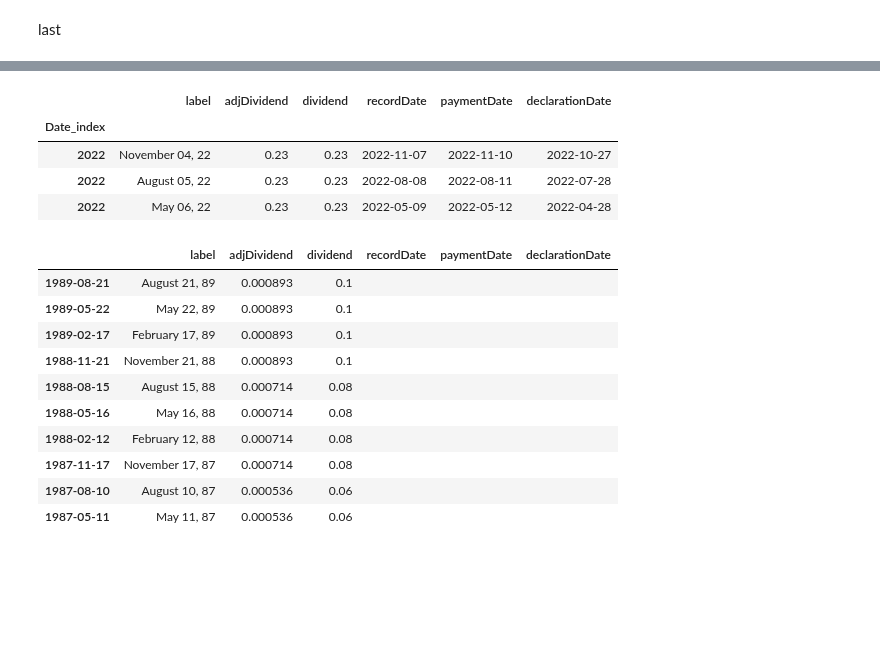
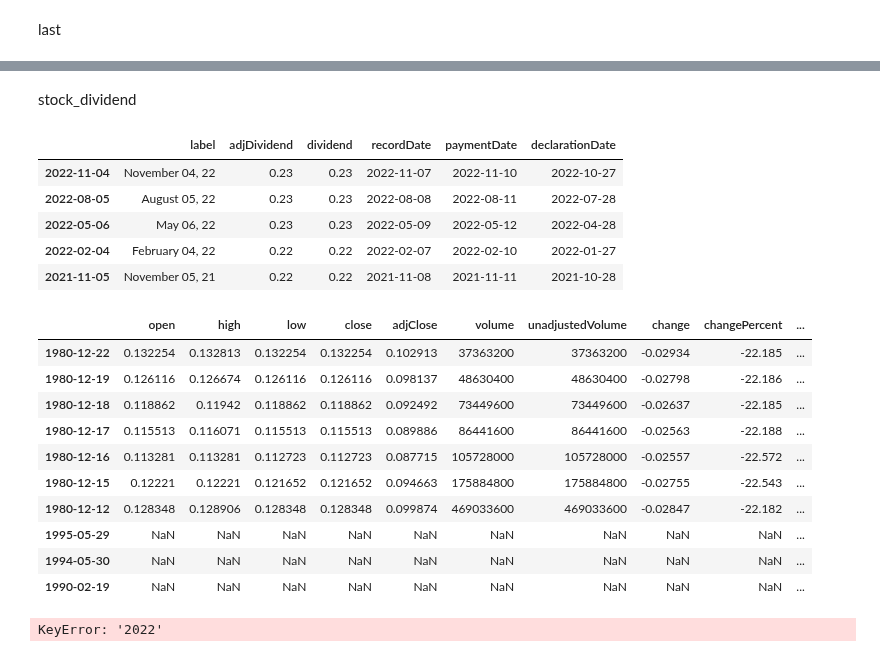
Before and after one commit to ChapnesAl/Tinkoff_Investment, a Jupyter notebook: lessons_and_tests/find_strs/fundamential/fa_all_function.ipynb, the cells around one changed output, grey strips where cells are left out. Saved outputs shown, nothing was run; the diff lists cells and outputs as text; code cells hidden in the pictures; blank space fills up the shorter version.

```diff
--- a/lessons_and_tests/find_strs/fundamential/fa_all_function.ipynb
+++ b/lessons_and_tests/find_strs/fundamential/fa_all_function.ipynb
@@ -217,0 +226,3 @@ s_date[0:2]
+# %%
+stock_data_detailed = fa.stock_data_detailed(ticker, api_key)
+stock_data_detailed
@@ -218,21 +260,32 @@ s_date[0:2]
+# %% [markdown]
+stock_dividend
 # %%
+stock_dividend = fa.stock_dividend(ticker, api_key)
+stock_dividend.head(5)
 # %% [output]
 |  | label | adjDividend | dividend | recordDate | paymentDate | declarationDate |
-| Date_index |  |  |  |  |  |  |
-| 2022 | November 04, 22 | 0.23 | 0.23 | 2022-11-07 | 2022-11-10 | 2022-10-27 |
-| 2022 | August 05, 22 | 0.23 | 0.23 | 2022-08-08 | 2022-08-11 | 2022-07-28 |
-| 2022 | May 06, 22 | 0.23 | 0.23 | 2022-05-09 | 2022-05-12 | 2022-04-28 |
+| 2022-11-04 | November 04, 22 | 0.23 | 0.23 | 2022-11-07 | 2022-11-10 | 2022-10-27 |
+| 2022-08-05 | August 05, 22 | 0.23 | 0.23 | 2022-08-08 | 2022-08-11 | 2022-07-28 |
+| 2022-05-06 | May 06, 22 | 0.23 | 0.23 | 2022-05-09 | 2022-05-12 | 2022-04-28 |
+| 2022-02-04 | February 04, 22 | 0.22 | 0.22 | 2022-02-07 | 2022-02-10 | 2022-01-27 |
+| 2021-11-05 | November 05, 21 | 0.22 | 0.22 | 2021-11-08 | 2021-11-11 | 2021-10-28 |
 # %%
-stock_dividend.tail(10)
+x = pd.concat([stock_data_detailed, stock_dividend], axis=1, sort=False)
+.tail(10)
 # %% [output]
-|  | label | adjDividend | dividend | recordDate | paymentDate | declarationDate |
-| 1989-08-21 | August 21, 89 | 0.000893 | 0.1 |  |  |  |
-| 1989-05-22 | May 22, 89 | 0.000893 | 0.1 |  |  |  |
-| 1989-02-17 | February 17, 89 | 0.000893 | 0.1 |  |  |  |
-| 1988-11-21 | November 21, 88 | 0.000893 | 0.1 |  |  |  |
-| 1988-08-15 | August 15, 88 | 0.000714 | 0.08 |  |  |  |
-| 1988-05-16 | May 16, 88 | 0.000714 | 0.08 |  |  |  |
-| 1988-02-12 | February 12, 88 | 0.000714 | 0.08 |  |  |  |
-| 1987-11-17 | November 17, 87 | 0.000714 | 0.08 |  |  |  |
-| 1987-08-10 | August 10, 87 | 0.000536 | 0.06 |  |  |  |
-| 1987-05-11 | May 11, 87 | 0.000536 | 0.06 |  |  |  |
+|  | open | high | low | close | adjClose | volume | unadjustedVolume | change | changePercent | ... |
+| 1980-12-22 | 0.132254 | 0.132813 | 0.132254 | 0.132254 | 0.102913 | 37363200 | 37363200 | -0.02934 | -22.185 | ... |
+| 1980-12-19 | 0.126116 | 0.126674 | 0.126116 | 0.126116 | 0.098137 | 48630400 | 48630400 | -0.02798 | -22.186 | ... |
+| 1980-12-18 | 0.118862 | 0.11942 | 0.118862 | 0.118862 | 0.092492 | 73449600 | 73449600 | -0.02637 | -22.185 | ... |
+| 1980-12-17 | 0.115513 | 0.116071 | 0.115513 | 0.115513 | 0.089886 | 86441600 | 86441600 | -0.02563 | -22.188 | ... |
+| 1980-12-16 | 0.113281 | 0.113281 | 0.112723 | 0.112723 | 0.087715 | 105728000 | 105728000 | -0.02557 | -22.572 | ... |
+| 1980-12-15 | 0.12221 | 0.12221 | 0.121652 | 0.121652 | 0.094663 | 175884800 | 175884800 | -0.02755 | -22.543 | ... |
+| 1980-12-12 | 0.128348 | 0.128906 | 0.128348 | 0.128348 | 0.099874 | 469033600 | 469033600 | -0.02847 | -22.182 | ... |
+| 1995-05-29 | NaN | NaN | NaN | NaN | NaN | NaN | NaN | NaN | NaN | ... |
+| 1994-05-30 | NaN | NaN | NaN | NaN | NaN | NaN | NaN | NaN | NaN | ... |
+| 1990-02-19 | NaN | NaN | NaN | NaN | NaN | NaN | NaN | NaN | NaN | ... |
+# %%
+y =
+у
+# %% [output]
+KeyError: '2022'
```
Also changed, not shown: parts of 6 cells of this notebook, 1 other file.
